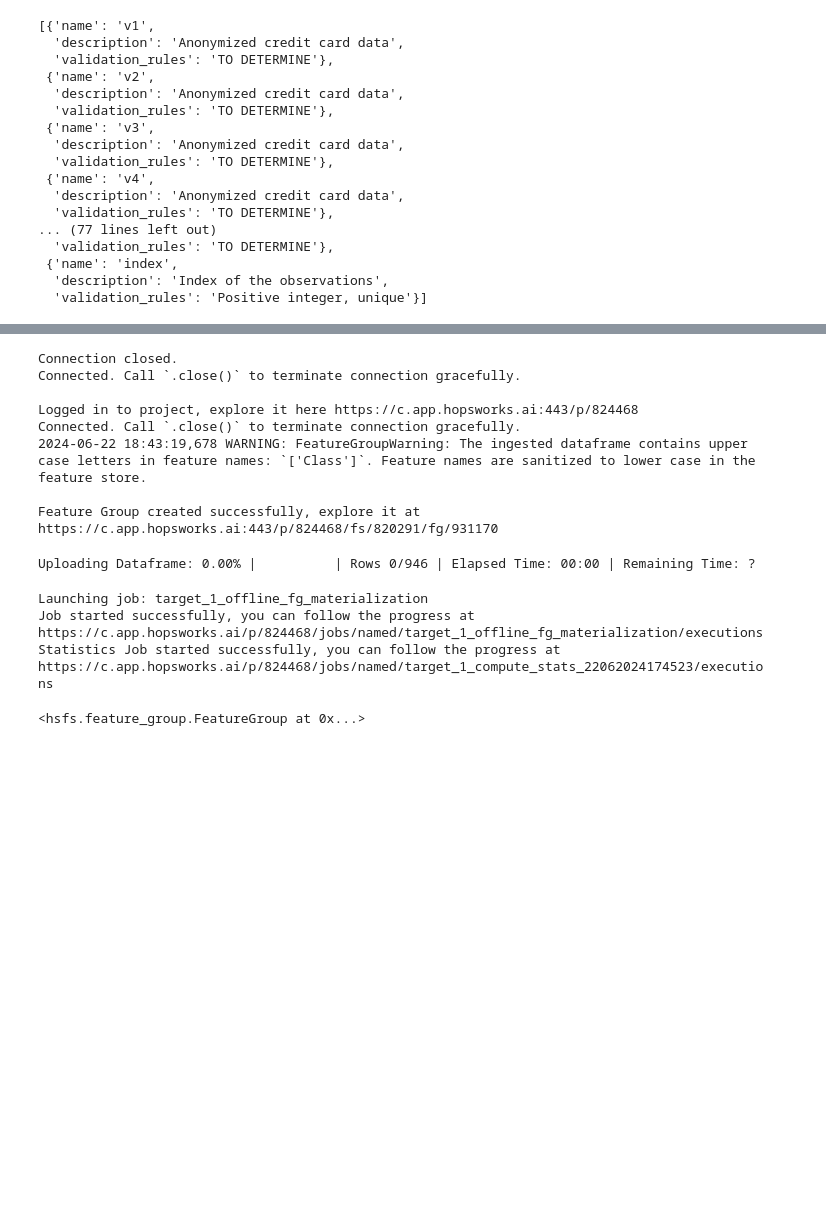
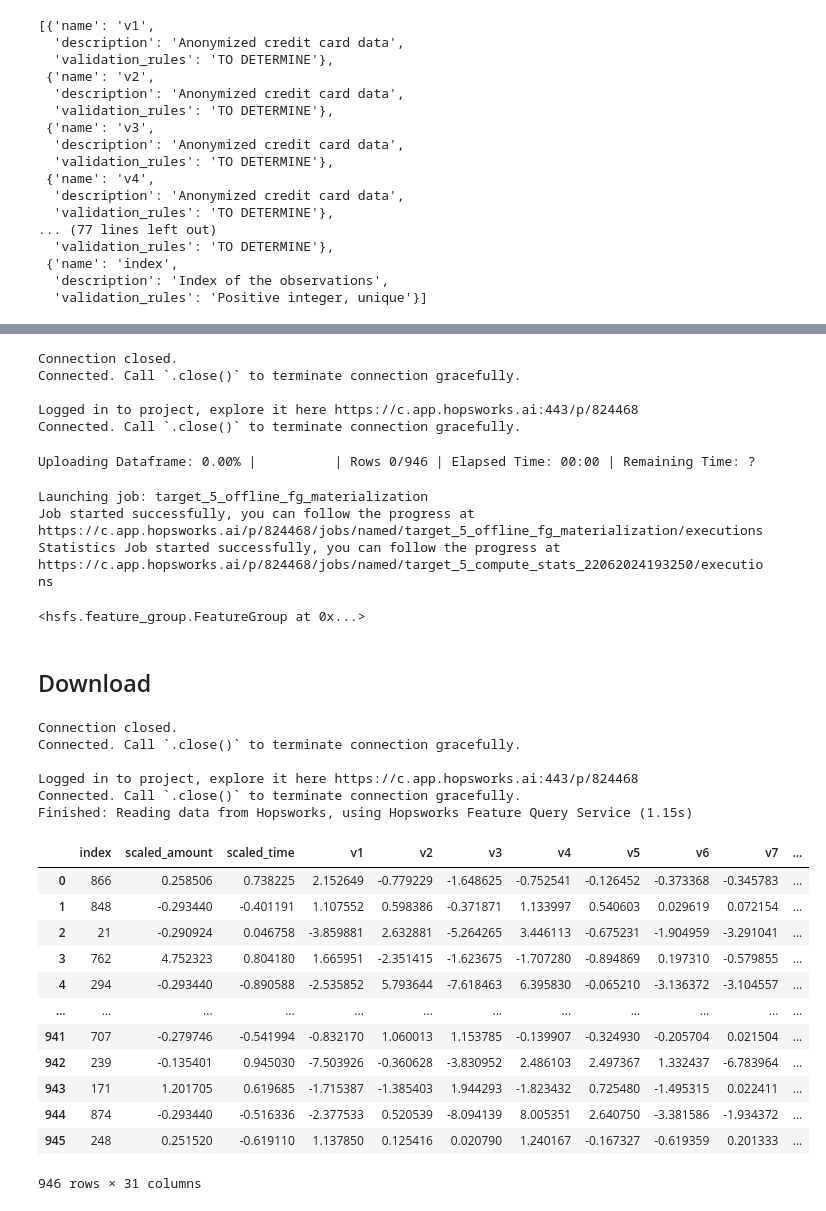
Before and after one commit to MajdAlAjlaniiii/Credit_Fraud_Detector, a Jupyter notebook: credit-fraud-detector/notebooks/feature_store_exploration_setup.ipynb, the cells around one changed output, grey strips where cells are left out. Cells and saved outputs as stored; diff of their text form; code cells hidden in the pictures; blank space fills up the shorter version.

Commit message:
Fix feature store for target. TODO: Implement on pipelines

```diff
--- a/credit-fraud-detector/notebooks/feature_store_exploration_setup.ipynb
+++ b/credit-fraud-detector/notebooks/feature_store_exploration_setup.ipynb
@@ -182,7 +192,7 @@ https://c.app.hopsworks.ai/p/824468/jobs/named/features_1_compute_stats_22062024
 # %%
 to_feature_store(
     df=y, group_name='target',
-    feature_group_version=1, description='Test run of target',
+    feature_group_version=5, description='Test run of target',
     group_description=class_description
 )
 # %% [output]
@@ -191,14 +201,62 @@ Connected. Call `.close()` to terminate connection gracefully.
 
 Logged in to project, explore it here https://c.app.hopsworks.ai:443/p/824468
 Connected. Call `.close()` to terminate connection gracefully.
-2024-06-22 18:43:19,678 WARNING: FeatureGroupWarning: The ingested dataframe contains upper case letters in feature names: `['Class']`. Feature names are sanitized to lower case in the feature store.
-
-Feature Group created successfully, explore it at
-https://c.app.hopsworks.ai:443/p/824468/fs/820291/fg/931170
 Uploading Dataframe: 0.00% |          | Rows 0/946 | Elapsed Time: 00:00 | Remaining Time: ?
-Launching job: target_1_offline_fg_materialization
+Launching job: target_5_offline_fg_materialization
 Job started successfully, you can follow the progress at
-https://c.app.hopsworks.ai/p/824468/jobs/named/target_1_offline_fg_materialization/executions
+https://c.app.hopsworks.ai/p/824468/jobs/named/target_5_offline_fg_materialization/executions
 Statistics Job started successfully, you can follow the progress at
-https://c.app.hopsworks.ai/p/824468/jobs/named/target_1_compute_stats_22062024174523/executions
+https://c.app.hopsworks.ai/p/824468/jobs/named/target_5_compute_stats_22062024193250/executions
 <hsfs.feature_group.FeatureGroup at 0x...>
+# %% [markdown]
+## Download
+# %%
+def get_features(
+    group_name: str,
+    version: int
+):
+    '''
+    This function takes in the group name of the desired features in Hopsworks and returns ad pd.DataFrame with them.
+
+    Args:
+        - group_name (str): Name of the feature group.
+        - version (int): Version number of feature group.
+
+    Returns:
+        - A pd.DataFrame with the features.
+    '''
+    project_name = os.environ.get('FS_PROJECT_NAME')
+    api_key = os.environ.get('FS_API_KEY')
+
+    project = hopsworks.login(api_key_value=api_key, project=project_name)
+    fs = project.get_feature_store()
+
+    features = fs.get_feature_group(name=group_name, version=version)
+    df = features.read()
+
+    return df
+# %%
+get_features(
+    'features',
+    1
+)
+# %% [output]
+Connection closed.
+Connected. Call `.close()` to terminate connection gracefully.
+
+Logged in to project, explore it here https://c.app.hopsworks.ai:443/p/824468
+Connected. Call `.close()` to terminate connection gracefully.
+Finished: Reading data from Hopsworks, using Hopsworks Feature Query Service (1.15s)
+|  | index | scaled_amount | scaled_time | v1 | v2 | v3 | v4 | v5 | v6 | v7 | ... |
+| 0 | 866 | 0.258506 | 0.738225 | 2.152649 | -0.779229 | -1.648625 | -0.752541 | -0.126452 | -0.373368 | -0.345783 | ... |
+| 1 | 848 | -0.293440 | -0.401191 | 1.107552 | 0.598386 | -0.371871 | 1.133997 | 0.540603 | 0.029619 | 0.072154 | ... |
+| 2 | 21 | -0.290924 | 0.046758 | -3.859881 | 2.632881 | -5.264265 | 3.446113 | -0.675231 | -1.904959 | -3.291041 | ... |
+| 3 | 762 | 4.752323 | 0.804180 | 1.665951 | -2.351415 | -1.623675 | -1.707280 | -0.894869 | 0.197310 | -0.579855 | ... |
+| 4 | 294 | -0.293440 | -0.890588 | -2.535852 | 5.793644 | -7.618463 | 6.395830 | -0.065210 | -3.136372 | -3.104557 | ... |
+| ... | ... | ... | ... | ... | ... | ... | ... | ... | ... | ... | ... |
+| 941 | 707 | -0.279746 | -0.541994 | -0.832170 | 1.060013 | 1.153785 | -0.139907 | -0.324930 | -0.205704 | 0.021504 | ... |
+| 942 | 239 | -0.135401 | 0.945030 | -7.503926 | -0.360628 | -3.830952 | 2.486103 | 2.497367 | 1.332437 | -6.783964 | ... |
+| 943 | 171 | 1.201705 | 0.619685 | -1.715387 | -1.385403 | 1.944293 | -1.823432 | 0.725480 | -1.495315 | 0.022411 | ... |
+| 944 | 874 | -0.293440 | -0.516336 | -2.377533 | 0.520539 | -8.094139 | 8.005351 | 2.640750 | -3.381586 | -1.934372 | ... |
+| 945 | 248 | 0.251520 | -0.619110 | 1.137850 | 0.125416 | 0.020790 | 1.240167 | -0.167327 | -0.619359 | 0.201333 | ... |
+946 rows × 31 columns
```
Also changed, not shown: parts of 8 cells of this notebook.
